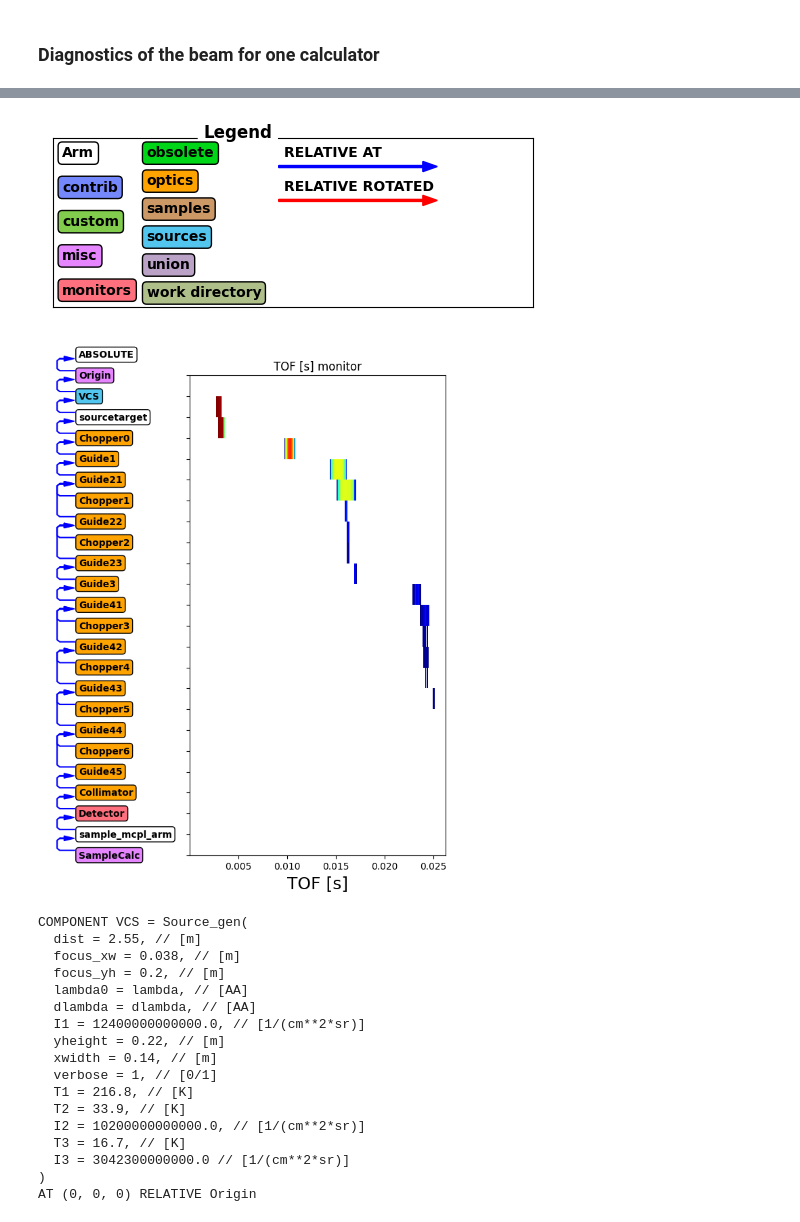
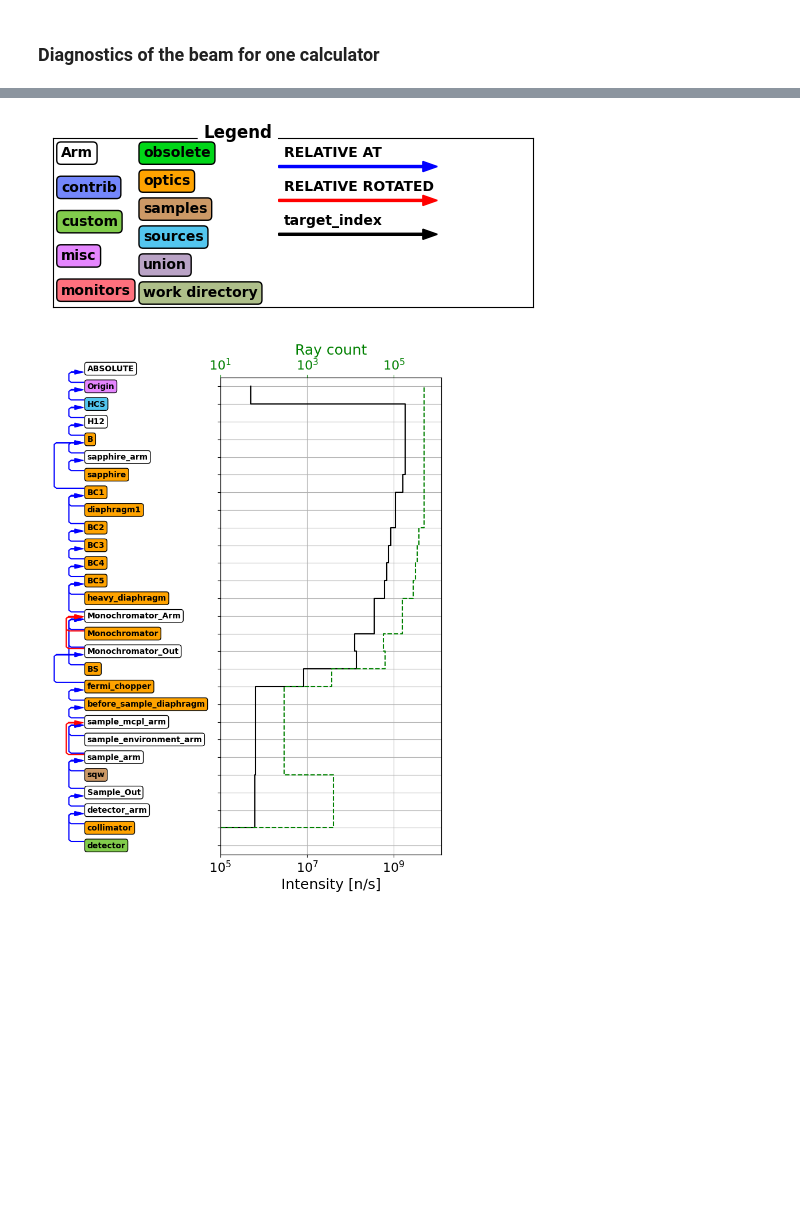
Before and after one commit to PaNOSC-ViNYL/instrument_database, a Jupyter notebook: mysim.ipynb, the cells around one changed output, grey strips where cells are left out. Cells and saved outputs as stored; diff of their text form; code cells hidden in the pictures; blank space fills up the shorter version.

```diff
--- a/mysim.ipynb
+++ b/mysim.ipynb
@@ -23,8 +23,8 @@ repo.ls_institutes()
 # %%
 repo.ls_instruments("ILL")
 instrument_name="Panther"
-instrument_name="ThALES"
-instrument_name="IN5"
+#instrument_name="ThALES"
+#instrument_name="IN5"
 # %% [output]
 Available instruments for ILL:
  -  ILL/D22
@@ -150,4 +137,4 @@ myinstrument.sim_neutrons(5e6)
 myinstrument.set_seed(654321)
 myinstrument.custom_flags("-I mcstas/components")
 # %%
-myinstrument.run()
+#myinstrument.run()
@@ -189,27 +155,8 @@ mycalc.show_diagram()
 # %%
-mycalc.show_diagram(analysis=True, variable="t")
-vcs = mycalc.get_component("VCS")
-print(vcs)
+mycalc.show_diagram(analysis=True, variable=None)
 # %% [output]
-[figure, old version]
+[figure, new version]
-[figure, old version]
+[figure, new version]
-COMPONENT VCS = Source_gen(
-  dist = 2.55, // [m]
-  focus_xw = 0.038, // [m]
-  focus_yh = 0.2, // [m]
-  lambda0 = lambda, // [AA]
-  dlambda = dlambda, // [AA]
-  I1 = 12400000000000.0, // [1/(cm**2*sr)]
-  yheight = 0.22, // [m]
-  xwidth = 0.14, // [m]
-  verbose = 1, // [0/1]
-  T1 = 216.8, // [K]
-  T2 = 33.9, // [K]
-  I2 = 10200000000000.0, // [1/(cm**2*sr)]
-  T3 = 16.7, // [K]
-  I3 = 3042300000000.0 // [1/(cm**2*sr)]
-)
-AT (0, 0, 0) RELATIVE Origin
 # %%
 import mcstasscript as ms
 # %%
```
Also changed, not shown: parts of 16 cells of this notebook, 1 other file.
